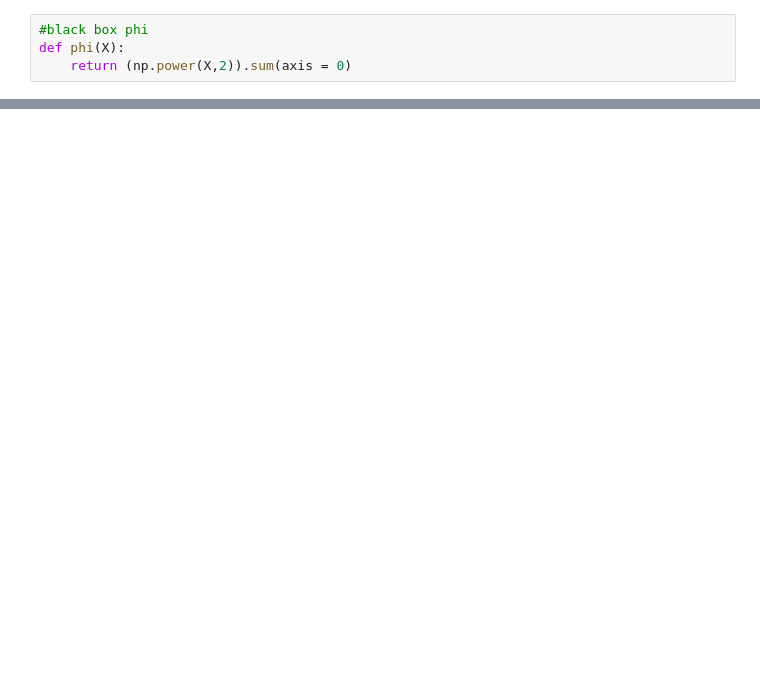
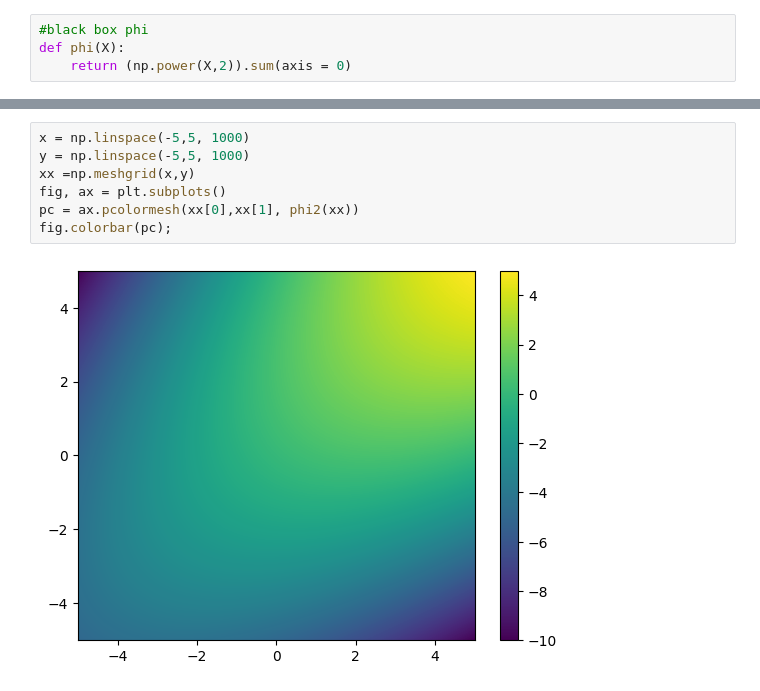
Before and after one commit to imn167/VAE_SS, a Jupyter notebook: SS_VAE.ipynb, the cells around one changed output, grey strips where cells are left out. Drawn from its saved outputs; the diff is of its cells as text; blank space fills up the shorter version.

```diff
--- a/SS_VAE.ipynb
+++ b/SS_VAE.ipynb
@@ -67,0 +78,9 @@ ot.Normal(12).getSample(100)
+# %%
+x = np.linspace(-5,5, 1000)
+y = np.linspace(-5,5, 1000)
+xx =np.meshgrid(x,y)
+fig, ax = plt.subplots()
+pc = ax.pcolormesh(xx[0],xx[1], phi2(xx))
+fig.colorbar(pc);
+# %% [output]
+[figure, added]
```
Also changed, not shown: parts of 17 cells of this notebook, 4 other files.
